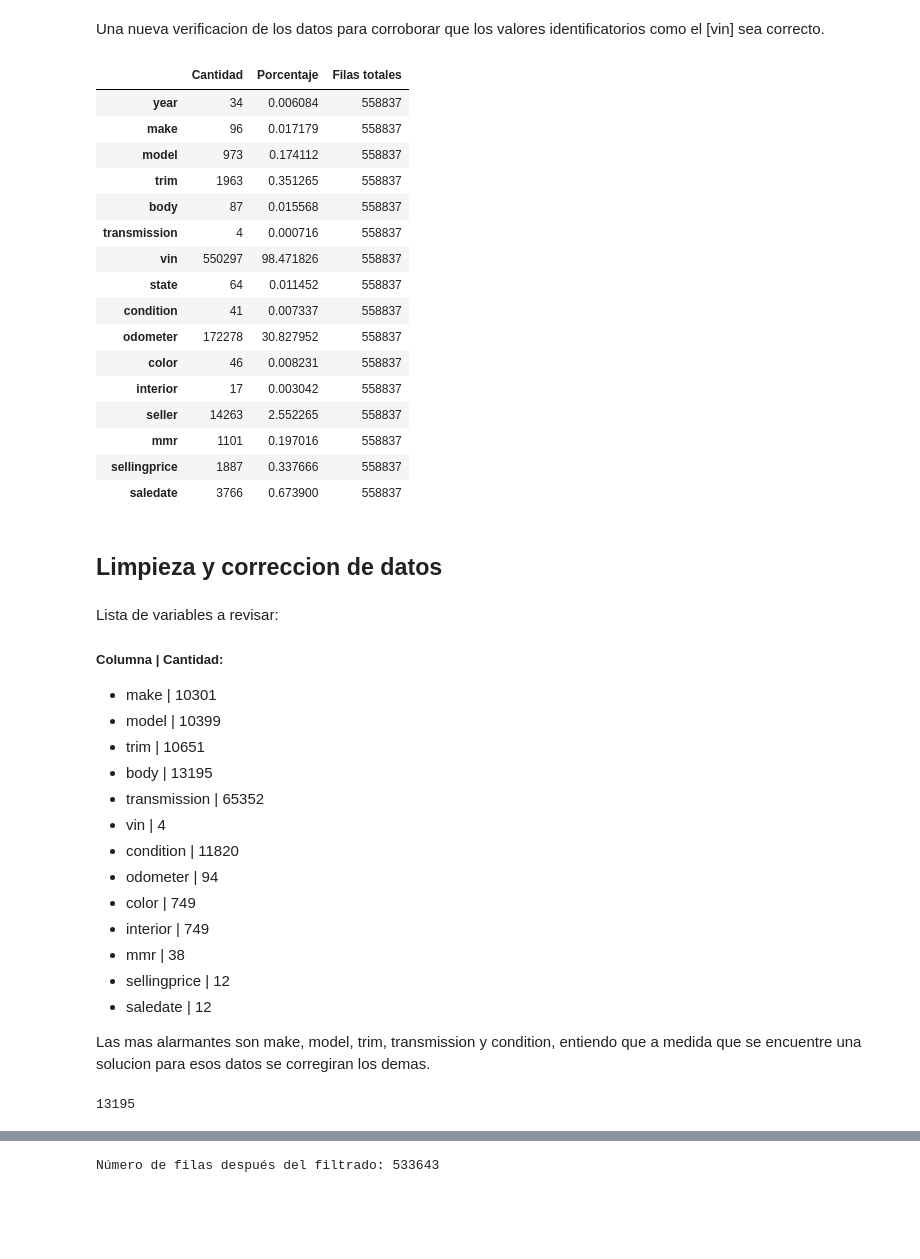
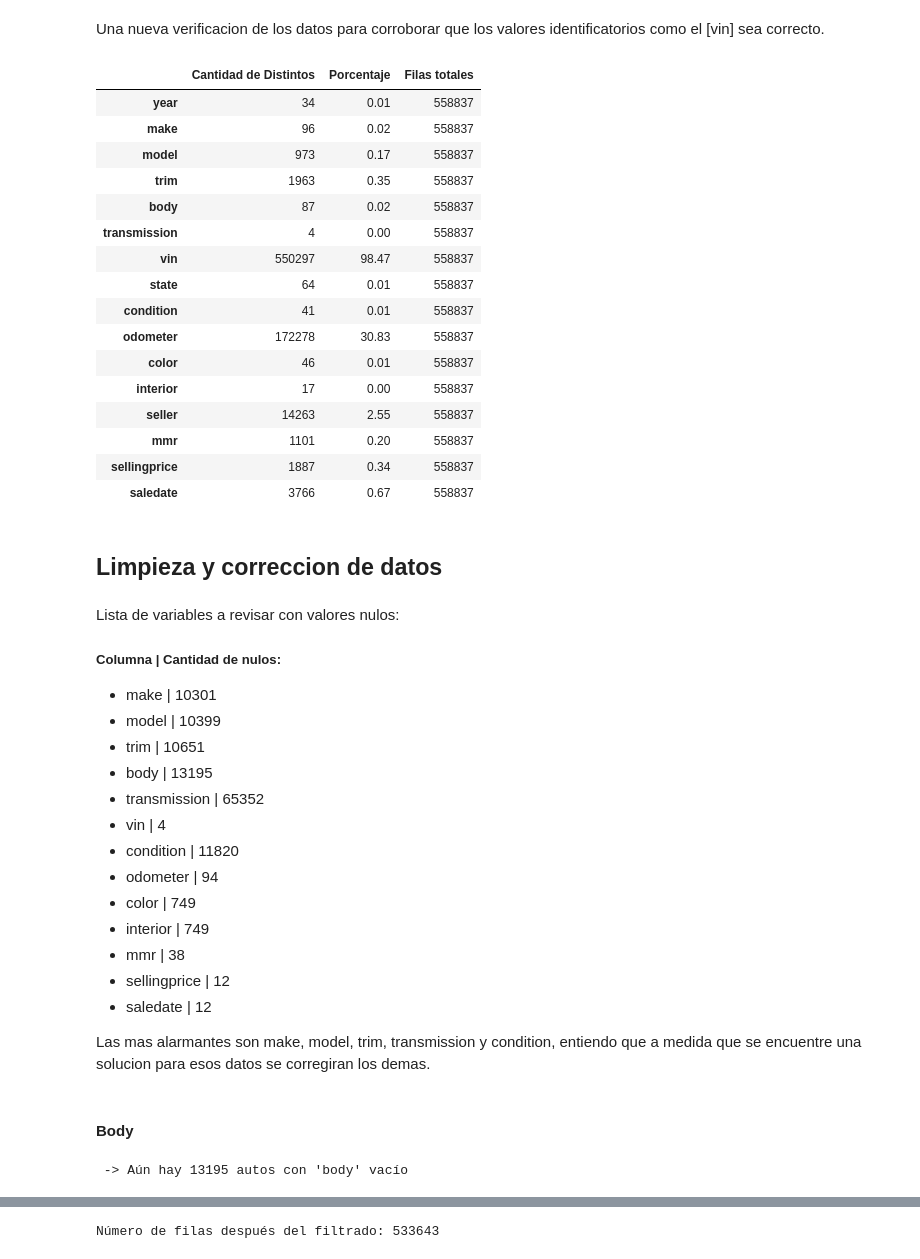
Before and after one commit to maxidom99/DataScience-CoderHouse, a Jupyter notebook: ParteI_Modulo2.ipynb, the cells around one changed output, grey strips where cells are left out. Saved outputs shown, nothing was run; the diff lists cells and outputs as text; code cells hidden in the pictures; blank space fills up the shorter version.

```diff
--- a/ProyectoDS_ParteI_Dominguez.ipynb
+++ b/ParteI_Modulo2.ipynb
@@ -138,32 +155,32 @@ Ademas tiene varios valores vacios al igual que transmission como vimos arriba..
 # %% [markdown]
 Una nueva verificacion de los datos para corroborar que los valores identificatorios como el [vin] sea correcto.
 # %%
-cardinalidad = pd.DataFrame({'Cantidad' : df.nunique(), 'Porcentaje' : (df.nunique()) / (df.shape[0]) * (100), 'Filas totales': df.shape[0]})
+cardinalidad = pd.DataFrame({'Cantidad de Distintos' : df.nunique(), 'Porcentaje' : round((df.nunique()) / (df.shape[0]) * (100), 2), 'Filas totales': df.shape[0]})
 cardinalidad
 # %% [output]
-|  | Cantidad | Porcentaje | Filas totales |
-| year | 34 | 0.006084 | 558837 |
-| make | 96 | 0.017179 | 558837 |
-| model | 973 | 0.174112 | 558837 |
-| trim | 1963 | 0.351265 | 558837 |
-| body | 87 | 0.015568 | 558837 |
-| transmission | 4 | 0.000716 | 558837 |
-| vin | 550297 | 98.471826 | 558837 |
-| state | 64 | 0.011452 | 558837 |
-| condition | 41 | 0.007337 | 558837 |
-| odometer | 172278 | 30.827952 | 558837 |
-| color | 46 | 0.008231 | 558837 |
-| interior | 17 | 0.003042 | 558837 |
-| seller | 14263 | 2.552265 | 558837 |
-| mmr | 1101 | 0.197016 | 558837 |
-| sellingprice | 1887 | 0.337666 | 558837 |
-| saledate | 3766 | 0.673900 | 558837 |
+|  | Cantidad de Distintos | Porcentaje | Filas totales |
+| year | 34 | 0.01 | 558837 |
+| make | 96 | 0.02 | 558837 |
+| model | 973 | 0.17 | 558837 |
+| trim | 1963 | 0.35 | 558837 |
+| body | 87 | 0.02 | 558837 |
+| transmission | 4 | 0.00 | 558837 |
+| vin | 550297 | 98.47 | 558837 |
+| state | 64 | 0.01 | 558837 |
+| condition | 41 | 0.01 | 558837 |
+| odometer | 172278 | 30.83 | 558837 |
+| color | 46 | 0.01 | 558837 |
+| interior | 17 | 0.00 | 558837 |
+| seller | 14263 | 2.55 | 558837 |
+| mmr | 1101 | 0.20 | 558837 |
+| sellingprice | 1887 | 0.34 | 558837 |
+| saledate | 3766 | 0.67 | 558837 |
 # %% [markdown]
 ## Limpieza y correccion de datos
 # %% [markdown]
-Lista de variables a revisar:
+Lista de variables a revisar con valores nulos:
 
-##### Columna   |   Cantidad:
+##### Columna   |   Cantidad de nulos:
 - make       |     10301
 - model      |     10399
 - trim       |     10651
@@ -180,11 +197,13 @@ Lista de variables a revisar:
 
 
 Las mas alarmantes son make, model, trim, transmission y condition, entiendo que a medida que se encuentre una solucion para esos datos se corregiran los demas.
+# %% [markdown]
+#### Body
 # %%
 # Filtrar las filas donde 'body' es nulo
 body_null = df[df['body'].isna()]
 
-# Identificar los modelos, trims y transmisiones que tienen valores nulos en 'body'
+# Identificar los modelos, version y tipo transmisiones que tienen valores nulos en 'body'
 modelos = body_null[['model', 'trim', 'transmission']].drop_duplicates()
 
 # Filtrar las filas que tienen valores en 'body' y coinciden con los modelos, trims y transmisiones anteriores
@@ -193,13 +212,13 @@ body_si = df[(df['body'].notna()) &
              (df['trim'].isin(modelos['trim'])) &
              (df['transmission'].isin(modelos['transmission']))]
 
-# Crear un diccionario con la combinación (model, trim, transmission) y el valor más común de 'body'
+# Crear un diccionario con la combinación (model, version, transmission) y el valor más común de 'body'
 body_mappings = body_si.groupby(['model', 'trim', 'transmission'])['body'].agg(lambda x: x.mode()[0]).to_dict()
 
 # Rellenar los valores nulos en la columna 'body' usando el diccionario 'body_mappings'
 df['body'] = df.apply(lambda row: body_mappings.get((row['model'], row['trim'], row['transmission']), row['body']) if pd.isna(row['body']) else row['body'], axis=1)
 
 # Verificar que no queden filas vacías en 'body'
-print(df['body'].isnull().sum())
+print(f''' -> Aún hay {df['body'].isnull().sum()} autos con 'body' vacío''')
 # %% [output]
-13195
+ -> Aún hay 13195 autos con 'body' vacío
```
Also changed, not shown: parts of 40 cells of this notebook, 3 other files.
